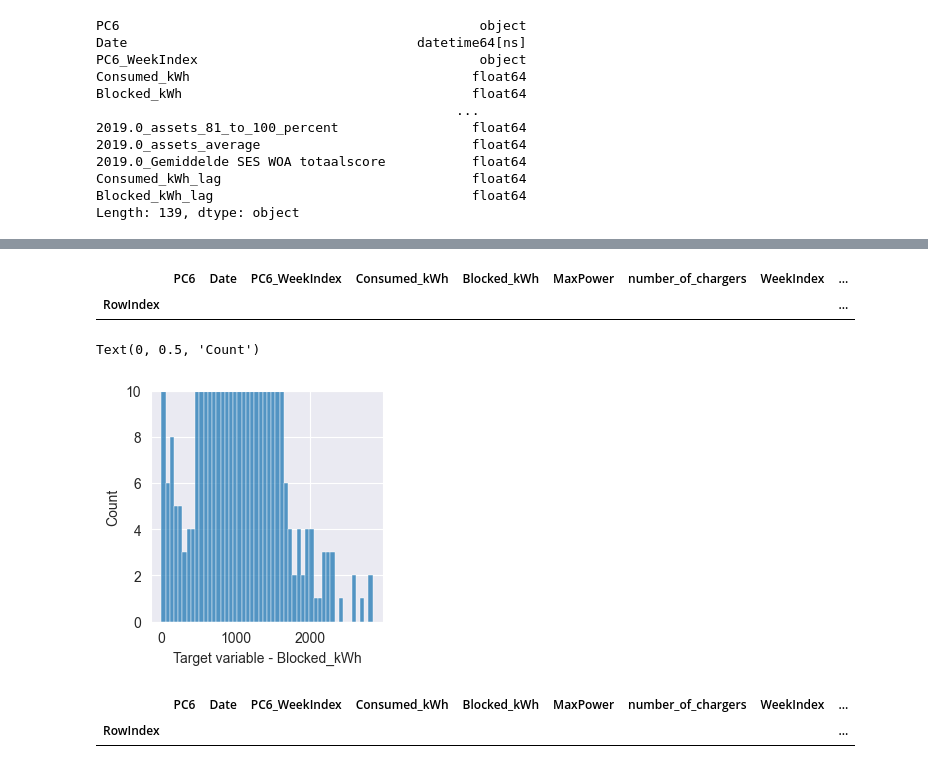
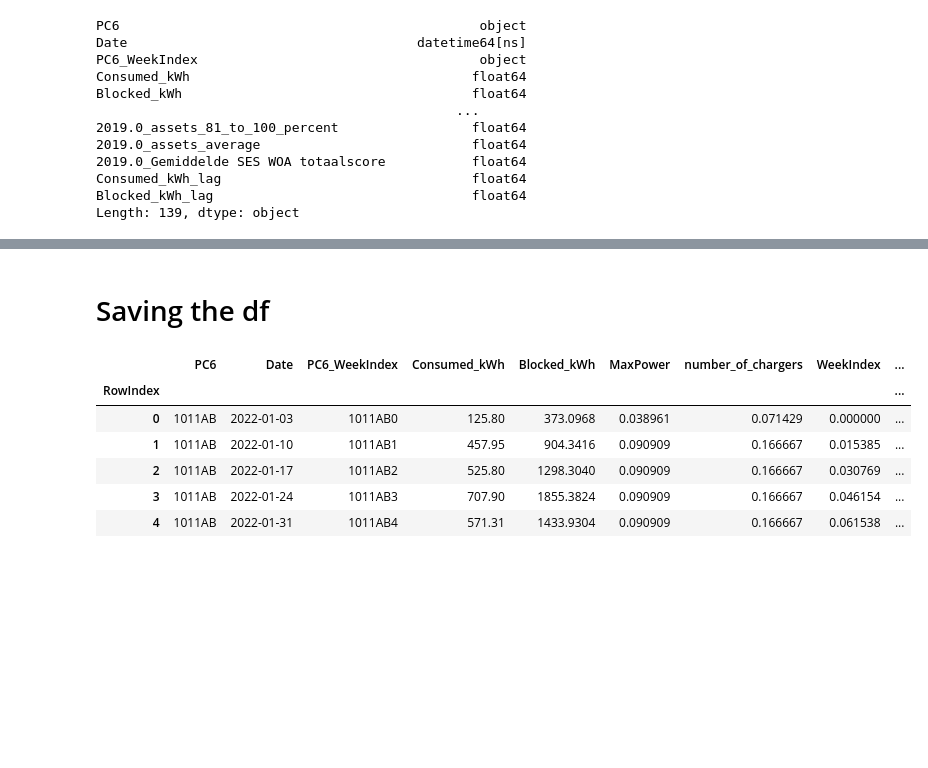
Before and after one commit to VenturaBleak/SmartService, a Jupyter notebook: 5.model/data_preparation.ipynb, the cells around one changed output, grey strips where cells are left out. Saved outputs shown, nothing was run; the diff lists cells and outputs as text; code cells hidden in the pictures; blank space fills up the shorter version.

```diff
--- a/5.model/data_preparation.ipynb
+++ b/5.model/data_preparation.ipynb
@@ -387,42 +458,21 @@ Text(0, 0.5, 'Count')
-# %%
-# filter df to only include rows where the target variable is greater than 3500
-df_check = df[df[f"{TARGET_COLUMN}"] > 3500]
-df_check
-# %% [output]
-|  | PC6 | Date | PC6_WeekIndex | Consumed_kWh | Blocked_kWh | MaxPower | number_of_chargers | WeekIndex | ... |
-| RowIndex |  |  |  |  |  |  |  |  | ... |
-# %%
-import matplotlib.pyplot as plt
-import seaborn as sns
-
-TARGET_COLUMN = column_lists["target_columns"][1]
-
-# Plot the distribution of the target variable
-plt.figure(figsize=(3, 3))
-sns.histplot(data=df, x=TARGET_COLUMN, bins=50, kde=False)
-plt.ylim(0, 10)
-
-# Add labels
-plt.xlabel(f'Target variable - {TARGET_COLUMN}')
-plt.ylabel('Count')
-# %% [output]
-Text(0, 0.5, 'Count')
-[figure, removed]
-# %%
-# filter df to only include rows where the target variable is greater than 3500
-df_check = df[df[f"{TARGET_COLUMN}"] > 20000]
-df_check
-# %% [output]
-|  | PC6 | Date | PC6_WeekIndex | Consumed_kWh | Blocked_kWh | MaxPower | number_of_chargers | WeekIndex | ... |
-| RowIndex |  |  |  |  |  |  |  |  | ... |
+# %% [markdown]
+<h1>Saving the df</h1>
 # %%
 # keep only first 10000 rows for testing purposes
-df = df.head(10000)
+# df = df.head(10000)
 
 # inspect data
 # show all columns
 
 df.head()
+# %% [output]
+|  | PC6 | Date | PC6_WeekIndex | Consumed_kWh | Blocked_kWh | MaxPower | number_of_chargers | WeekIndex | ... |
+| RowIndex |  |  |  |  |  |  |  |  | ... |
+| 0 | 1011AB | 2022-01-03 | 1011AB0 | 125.80 | 373.0968 | 0.038961 | 0.071429 | 0.000000 | ... |
+| 1 | 1011AB | 2022-01-10 | 1011AB1 | 457.95 | 904.3416 | 0.090909 | 0.166667 | 0.015385 | ... |
+| 2 | 1011AB | 2022-01-17 | 1011AB2 | 525.80 | 1298.3040 | 0.090909 | 0.166667 | 0.030769 | ... |
+| 3 | 1011AB | 2022-01-24 | 1011AB3 | 707.90 | 1855.3824 | 0.090909 | 0.166667 | 0.046154 | ... |
+| 4 | 1011AB | 2022-01-31 | 1011AB4 | 571.31 | 1433.9304 | 0.090909 | 0.166667 | 0.061538 | ... |
 # %%
 # save to new csv file named original name + _cleaned
 df.to_csv(filename.split('.')[0] + '_cleaned.csv', index=False)
```
Also changed, not shown: parts of 15 cells of this notebook, 6 other files.
